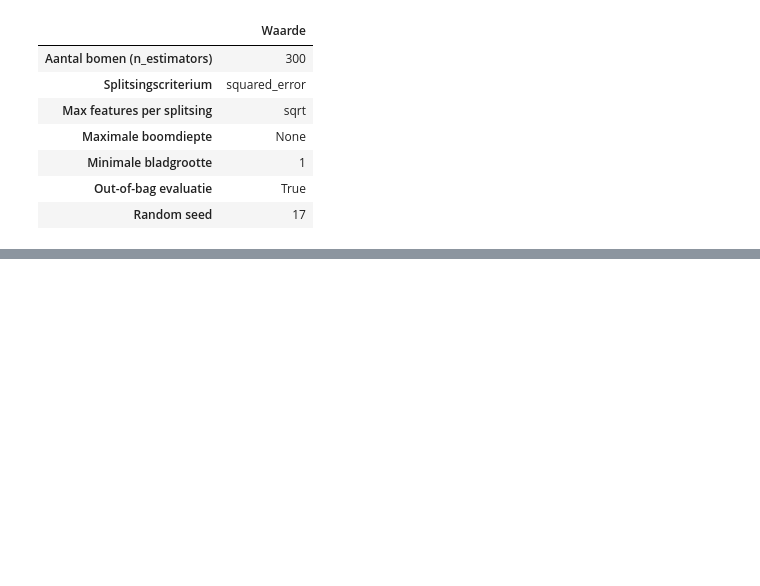
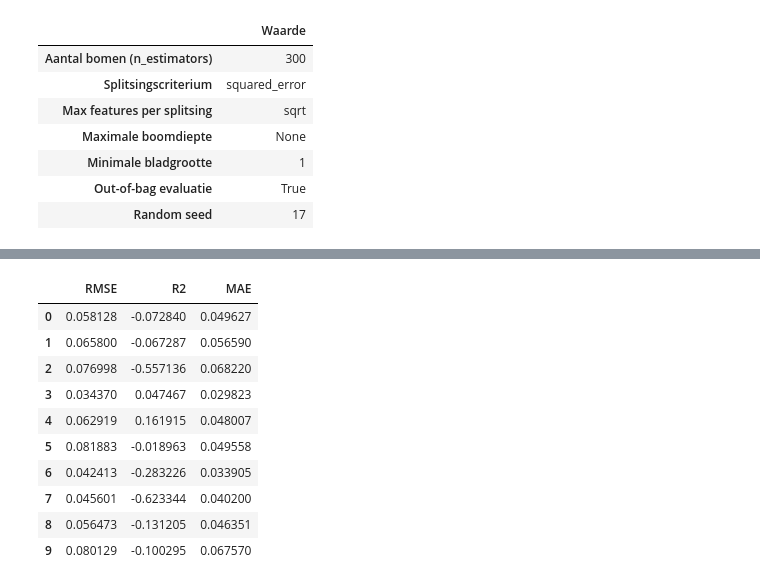
Before and after one commit to ProjecticumDlerpDs/ml_oncoresponse, a Jupyter notebook: notebooks/dv3_model_evaluatie.ipynb, the cells around one changed output, grey strips where cells are left out. Saved outputs shown, nothing was run; the diff lists cells and outputs as text; code cells hidden in the pictures; blank space fills up the shorter version.

```diff
--- a/notebooks/dv3_model_evaluatie.ipynb
+++ b/notebooks/dv3_model_evaluatie.ipynb
@@ -391,0 +544,20 @@ OOB met CV vergelijken
+# %%
+results_df = pd.DataFrame({
+    "RMSE": rmse_scores,
+    "R2": r2_scores,
+    "MAE": mae_scores
+})
+
+results_df
+# %% [output]
+|  | RMSE | R2 | MAE |
+| 0 | 0.058128 | -0.072840 | 0.049627 |
+| 1 | 0.065800 | -0.067287 | 0.056590 |
+| 2 | 0.076998 | -0.557136 | 0.068220 |
+| 3 | 0.034370 | 0.047467 | 0.029823 |
+| 4 | 0.062919 | 0.161915 | 0.048007 |
+| 5 | 0.081883 | -0.018963 | 0.049558 |
+| 6 | 0.042413 | -0.283226 | 0.033905 |
+| 7 | 0.045601 | -0.623344 | 0.040200 |
+| 8 | 0.056473 | -0.131205 | 0.046351 |
+| 9 | 0.080129 | -0.100295 | 0.067570 |
```
Also changed, not shown: parts of 25 cells of this notebook, 5 other files.
